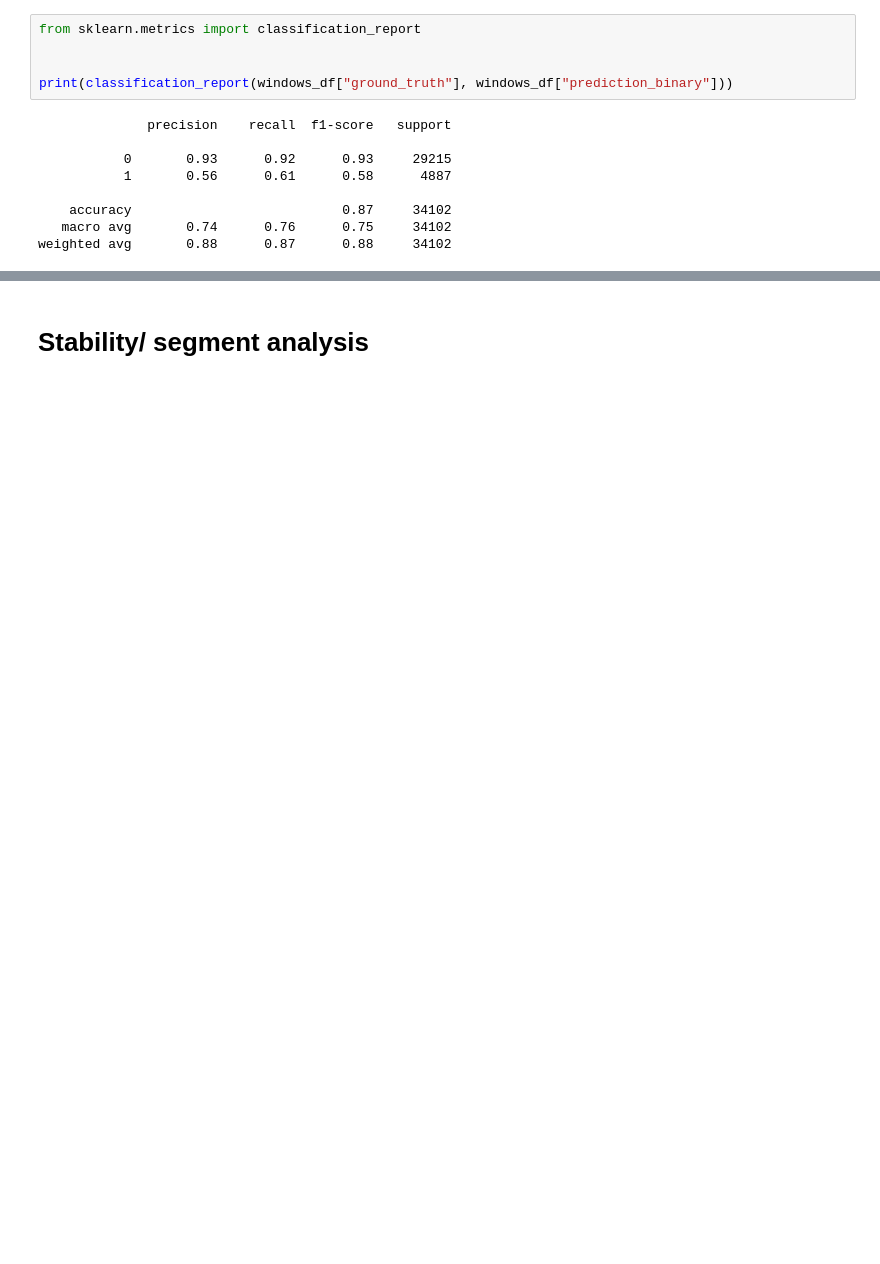
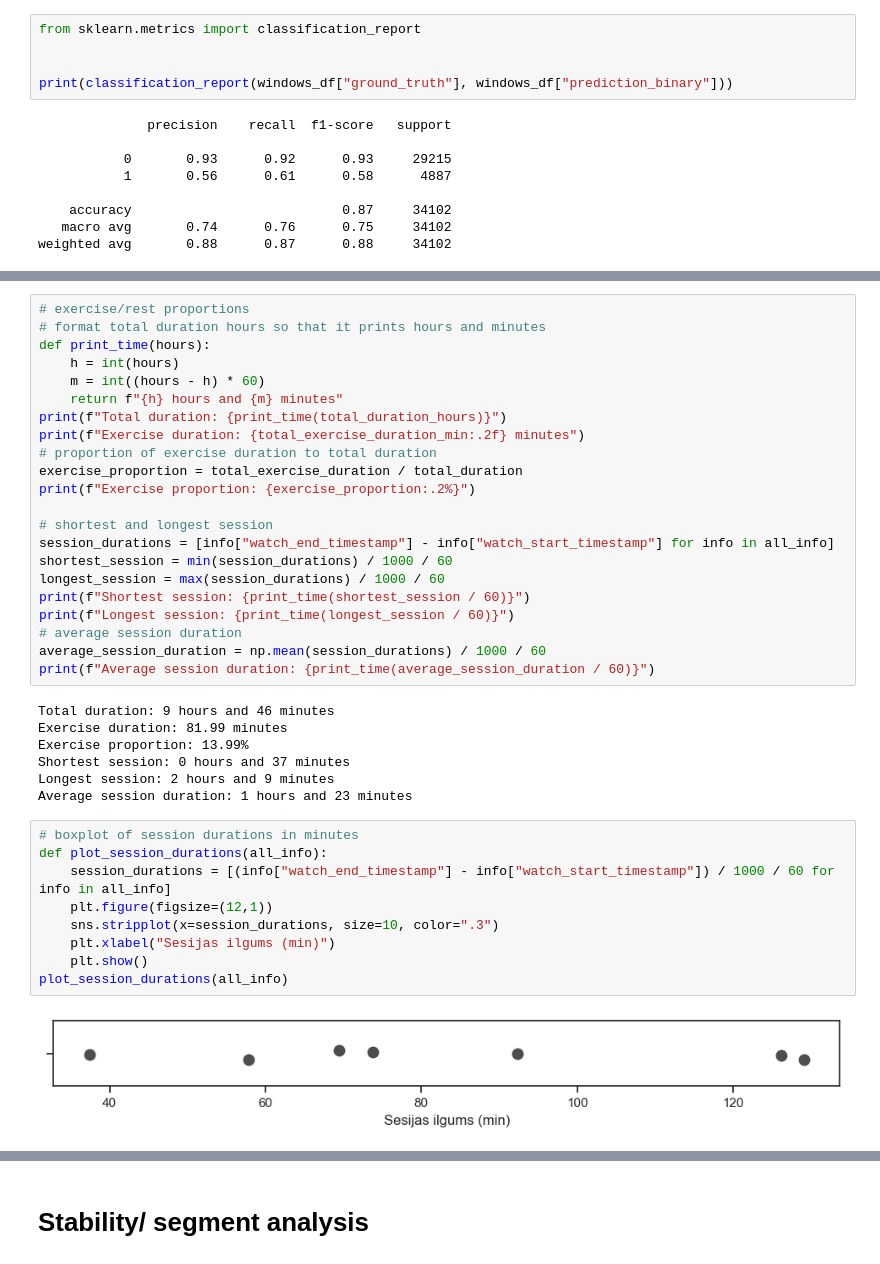
Before and after one commit to Markuss-B/GAR, a Jupyter notebook: data/recordings/analysis2.ipynb, the cells around one changed output, grey strips where cells are left out. Cells and saved outputs as stored; diff of their text form; blank space fills up the shorter version.

```diff
--- a/data/recordings/analysis2.ipynb
+++ b/data/recordings/analysis2.ipynb
@@ -254,0 +545,40 @@ weighted avg       0.88      0.87      0.88     34102
+# %%
+# exercise/rest proportions
+# format total duration hours so that it prints hours and minutes
+def print_time(hours):
+    h = int(hours)
+    m = int((hours - h) * 60)
+    return f"{h} hours and {m} minutes"
+print(f"Total duration: {print_time(total_duration_hours)}")
+print(f"Exercise duration: {total_exercise_duration_min:.2f} minutes")
+# proportion of exercise duration to total duration
+exercise_proportion = total_exercise_duration / total_duration
+print(f"Exercise proportion: {exercise_proportion:.2%}")
+
+# shortest and longest session
+session_durations = [info["watch_end_timestamp"] - info["watch_start_timestamp"] for info in all_info]
+shortest_session = min(session_durations) / 1000 / 60
+longest_session = max(session_durations) / 1000 / 60
+print(f"Shortest session: {print_time(shortest_session / 60)}")
+print(f"Longest session: {print_time(longest_session / 60)}")
+# average session duration
+average_session_duration = np.mean(session_durations) / 1000 / 60
+print(f"Average session duration: {print_time(average_session_duration / 60)}")
+# %% [output]
+Total duration: 9 hours and 46 minutes
+Exercise duration: 81.99 minutes
+Exercise proportion: 13.99%
+Shortest session: 0 hours and 37 minutes
+Longest session: 2 hours and 9 minutes
+Average session duration: 1 hours and 23 minutes
+# %%
+# boxplot of session durations in minutes
+def plot_session_durations(all_info):
+    session_durations = [(info["watch_end_timestamp"] - info["watch_start_timestamp"]) / 1000 / 60 for info in all_info]
+    plt.figure(figsize=(12,1))
+    sns.stripplot(x=session_durations, size=10, color=".3")
+    plt.xlabel("Sesijas ilgums (min)")
+    plt.show()
+plot_session_durations(all_info)
+# %% [output]
+[figure, added]
```
Also changed, not shown: parts of 124 cells of this notebook.
